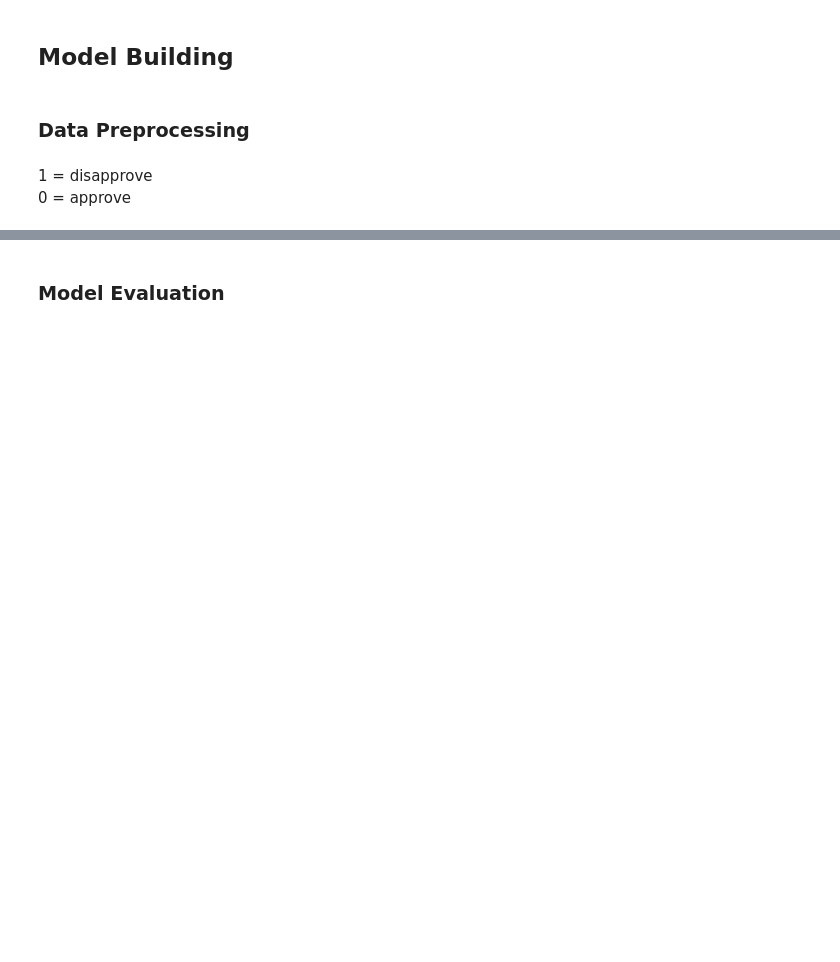
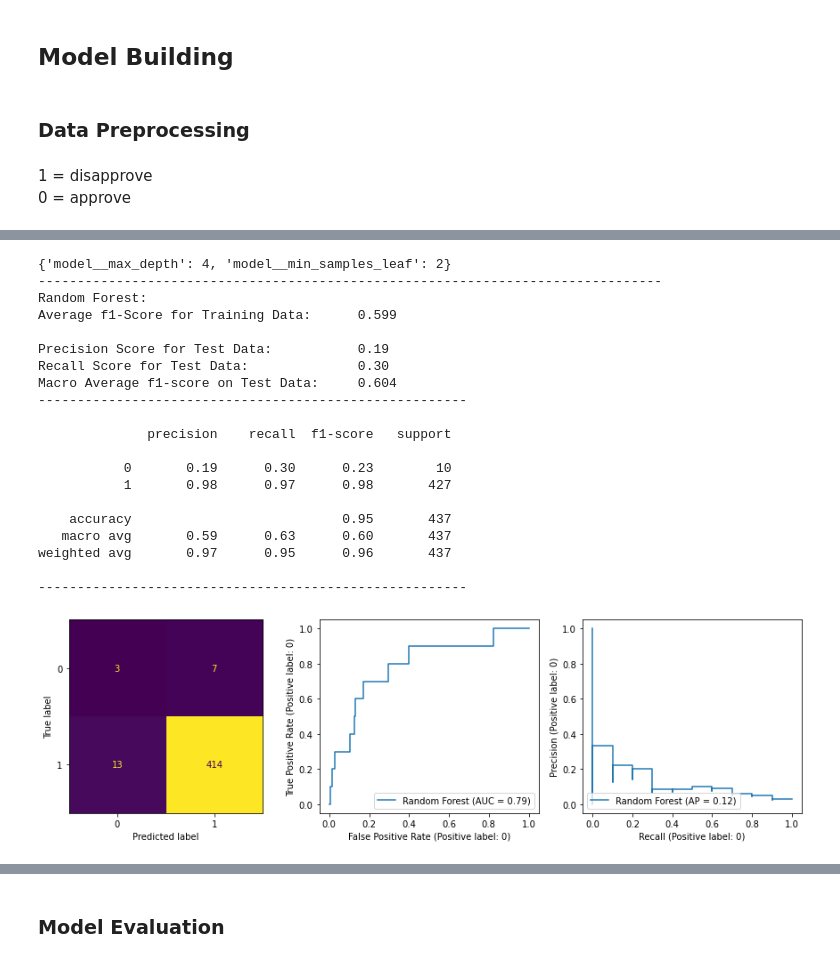
Before and after one commit to dan-grant-hunter/London_Free_Transport, a Jupyter notebook: london_free_transport.ipynb, the cells around one changed output, grey strips where cells are left out. Cells and saved outputs as stored; diff of their text form; code cells hidden in the pictures; blank space fills up the shorter version.

```diff
--- a/london_free_transport.ipynb
+++ b/london_free_transport.ipynb
@@ -647,0 +753,30 @@ plt.xlabel('Predicted class');
+# %%
+# Random Forest model
+rf = RandomForestClassifier(random_state=42)
+params_rf = {
+    'model__max_depth': np.arange(3, 10),
+    'model__min_samples_leaf' : np.arange(1, 10)
+}
+evaluate_model("Random Forest", rf, params_rf)
+# %% [output]
+{'model__max_depth': 4, 'model__min_samples_leaf': 2}
+--------------------------------------------------------------------------------
+Random Forest:
+Average f1-Score for Training Data:      0.599
+
+Precision Score for Test Data:           0.19
+Recall Score for Test Data:              0.30
+Macro Average f1-score on Test Data:     0.604
+-------------------------------------------------------
+
+              precision    recall  f1-score   support
+
+           0       0.19      0.30      0.23        10
+           1       0.98      0.97      0.98       427
+
+    accuracy                           0.95       437
+   macro avg       0.59      0.63      0.60       437
+weighted avg       0.97      0.95      0.96       437
+
+-------------------------------------------------------
+[figure, added]
```
Also changed, not shown: parts of 53 cells of this notebook.
